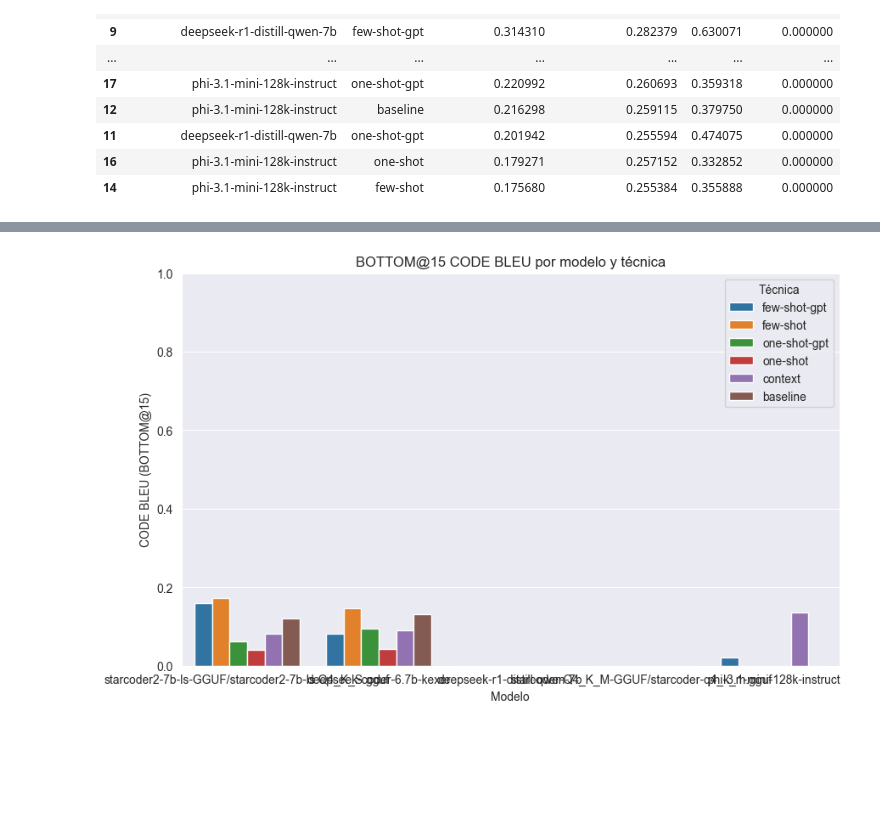
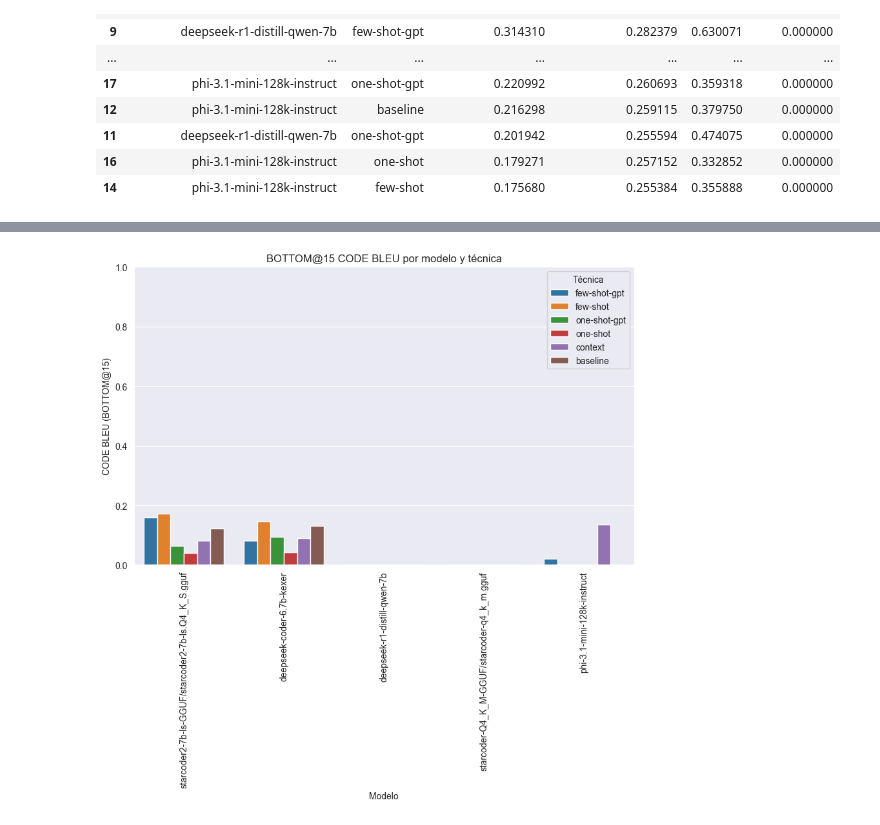
Before and after one commit to NicLarUniversidad/Tesis, a Jupyter notebook: results/notebook.ipynb, the cells around one changed output, grey strips where cells are left out. Cells and saved outputs as stored; diff of their text form; code cells hidden in the pictures; blank space fills up the shorter version.

```diff
--- a/results/notebook.ipynb
+++ b/results/notebook.ipynb
@@ -75,19 +76,20 @@ plt.show()
 # %%
 plt.figure(figsize=(10,6))
 sns.barplot(
     data=tabla_resultados,
     x="model_id",
     y=f"BOTTOM@{N}",
     hue="technique"   # <- cambiamos aquí
 )
 plt.title(f"BOTTOM@{N} CODE BLEU por modelo y técnica")
 plt.ylabel(f"CODE BLEU (BOTTOM@{N})")
 plt.xlabel("Modelo")
 plt.legend(title="Técnica")
 plt.ylim(0,1)
+plt.xticks(rotation=90)
 plt.show()
 # %% [output]
-[figure, old version]
+[figure, new version]
 # %%
 plt.figure(figsize=(10, 6))
 sns.barplot(
```
Also changed, not shown: parts of 3 cells of this notebook.
